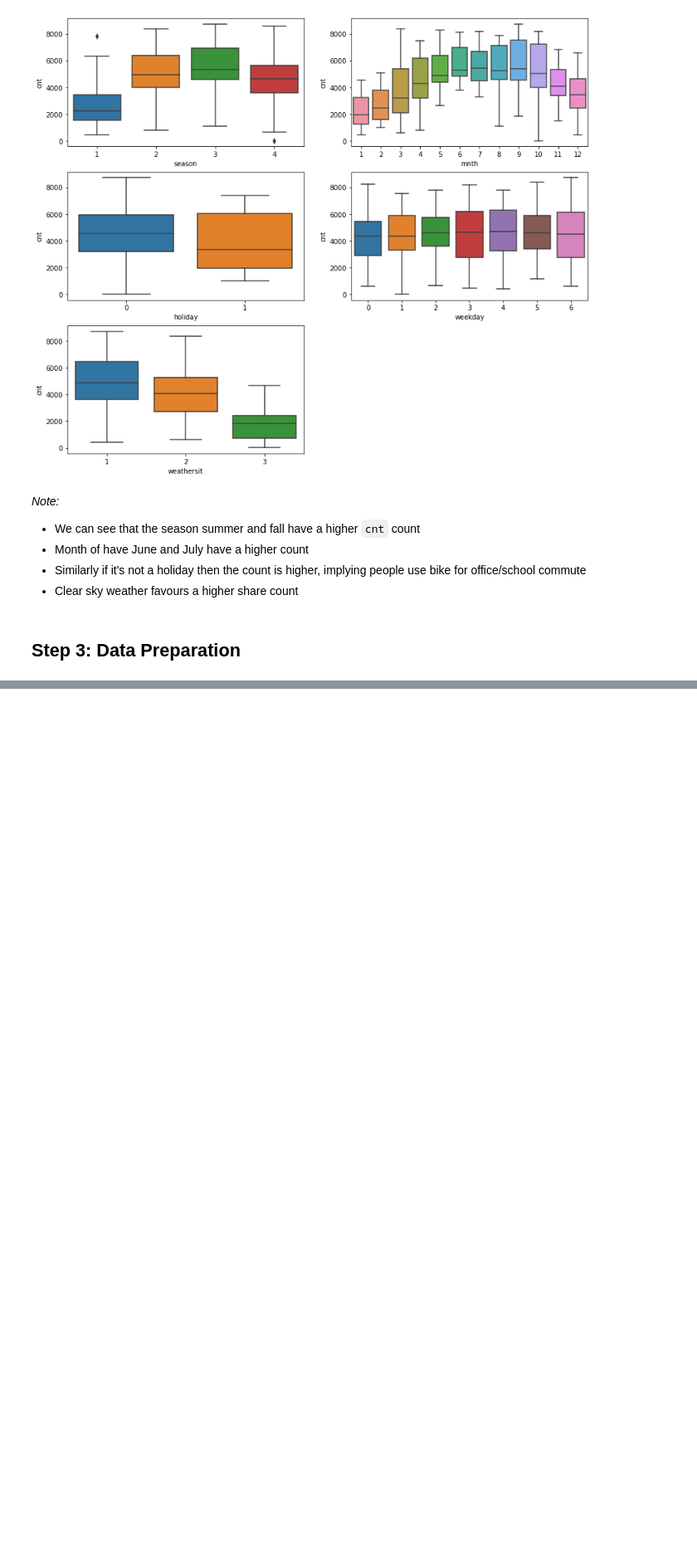
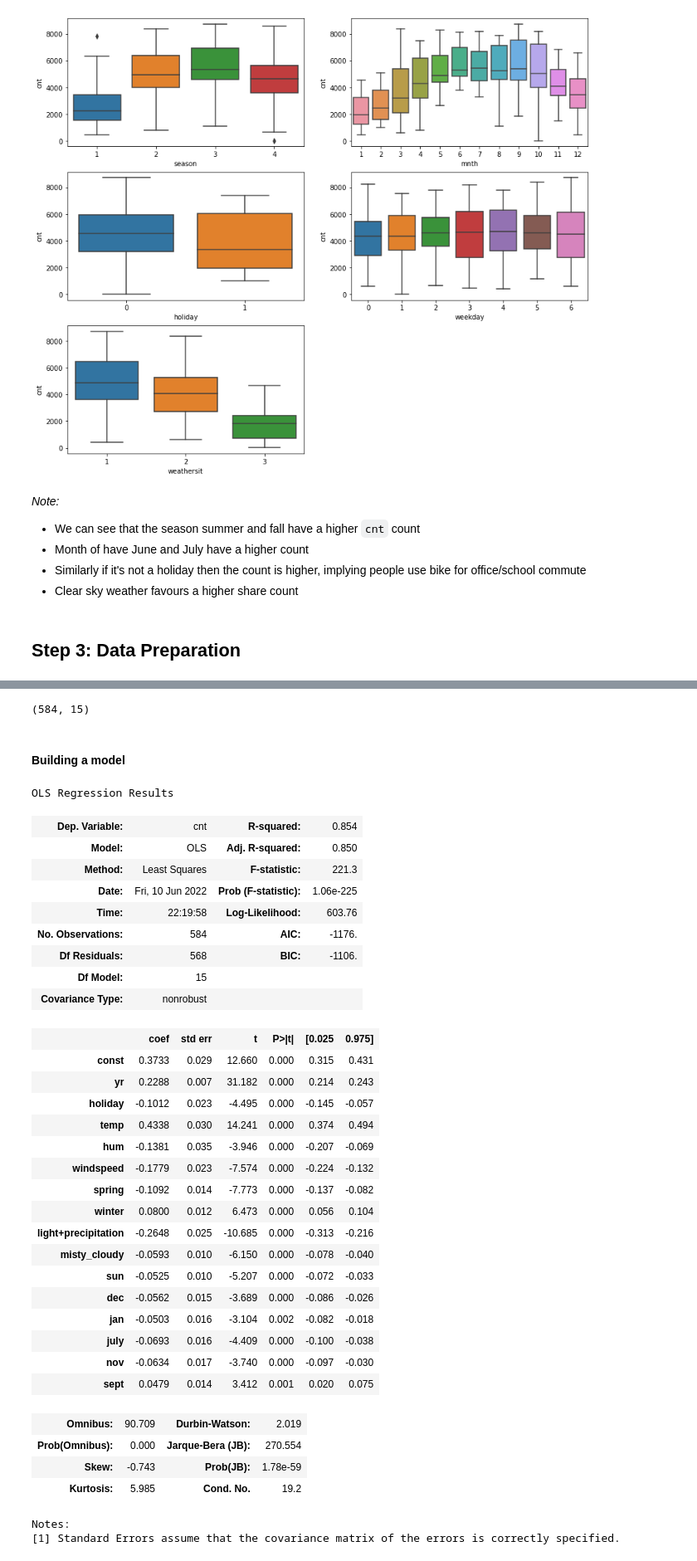
Before and after one commit to jawad360/epgp_course_2_bike_sharing_ass, a Jupyter notebook: bike_sharing.ipynb, the cells around one changed output, grey strips where cells are left out. Shown at 83% size. Cells and saved outputs as stored; diff of their text form; code cells hidden in the pictures; blank space fills up the shorter version.

Commit message:
Creating a model

```diff
--- a/bike_sharing.ipynb
+++ b/bike_sharing.ipynb
@@ -248,0 +382,6 @@ plt.show()
+# %%
+lm = LinearRegression()
+lm.fit(X_train, y_train)
+
+rfe = RFE(lm, 15)             # running RFE with 15 var
+rfe = rfe.fit(X_train, y_train)
@@ -248,0 +410,49 @@ plt.show()
+# %%
+col = X_train.columns[rfe.support_]
+X_train_rfe = X_train[col]
+# %%
+X_train_rfe.shape
+# %% [output]
+(584, 15)
+# %% [markdown]
+#### Building a model
+# %%
+X_train_rfe = sm.add_constant(X_train_rfe)
+# %%
+lm = sm.OLS(y_train,X_train_rfe).fit()
+# %%
+lm.summary()
+# %% [output]
+OLS Regression Results
+| Dep. Variable: | cnt | R-squared: | 0.854 |
+| Model: | OLS | Adj. R-squared: | 0.850 |
+| Method: | Least Squares | F-statistic: | 221.3 |
+| Date: | Fri, 10 Jun 2022 | Prob (F-statistic): | 1.06e-225 |
+| Time: | 22:19:58 | Log-Likelihood: | 603.76 |
+| No. Observations: | 584 | AIC: | -1176. |
+| Df Residuals: | 568 | BIC: | -1106. |
+| Df Model: | 15 |  |  |
+| Covariance Type: | nonrobust |  |  |
+|  | coef | std err | t | P>|t| | [0.025 | 0.975] |
+| const | 0.3733 | 0.029 | 12.660 | 0.000 | 0.315 | 0.431 |
+| yr | 0.2288 | 0.007 | 31.182 | 0.000 | 0.214 | 0.243 |
+| holiday | -0.1012 | 0.023 | -4.495 | 0.000 | -0.145 | -0.057 |
+| temp | 0.4338 | 0.030 | 14.241 | 0.000 | 0.374 | 0.494 |
+| hum | -0.1381 | 0.035 | -3.946 | 0.000 | -0.207 | -0.069 |
+| windspeed | -0.1779 | 0.023 | -7.574 | 0.000 | -0.224 | -0.132 |
+| spring | -0.1092 | 0.014 | -7.773 | 0.000 | -0.137 | -0.082 |
+| winter | 0.0800 | 0.012 | 6.473 | 0.000 | 0.056 | 0.104 |
+| light+precipitation | -0.2648 | 0.025 | -10.685 | 0.000 | -0.313 | -0.216 |
+| misty_cloudy | -0.0593 | 0.010 | -6.150 | 0.000 | -0.078 | -0.040 |
+| sun | -0.0525 | 0.010 | -5.207 | 0.000 | -0.072 | -0.033 |
+| dec | -0.0562 | 0.015 | -3.689 | 0.000 | -0.086 | -0.026 |
+| jan | -0.0503 | 0.016 | -3.104 | 0.002 | -0.082 | -0.018 |
+| july | -0.0693 | 0.016 | -4.409 | 0.000 | -0.100 | -0.038 |
+| nov | -0.0634 | 0.017 | -3.740 | 0.000 | -0.097 | -0.030 |
+| sept | 0.0479 | 0.014 | 3.412 | 0.001 | 0.020 | 0.075 |
+| Omnibus: | 90.709 | Durbin-Watson: | 2.019 |
+| Prob(Omnibus): | 0.000 | Jarque-Bera (JB): | 270.554 |
+| Skew: | -0.743 | Prob(JB): | 1.78e-59 |
+| Kurtosis: | 5.985 | Cond. No. | 19.2 |
+Notes:
+[1] Standard Errors assume that the covariance matrix of the errors is correctly specified.
```
Also changed, not shown: parts of 59 cells of this notebook.
